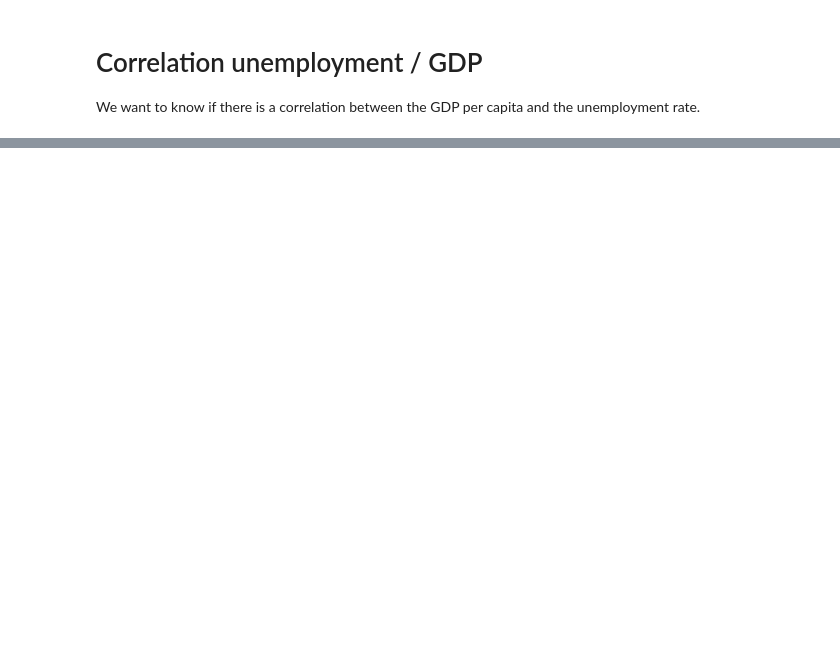
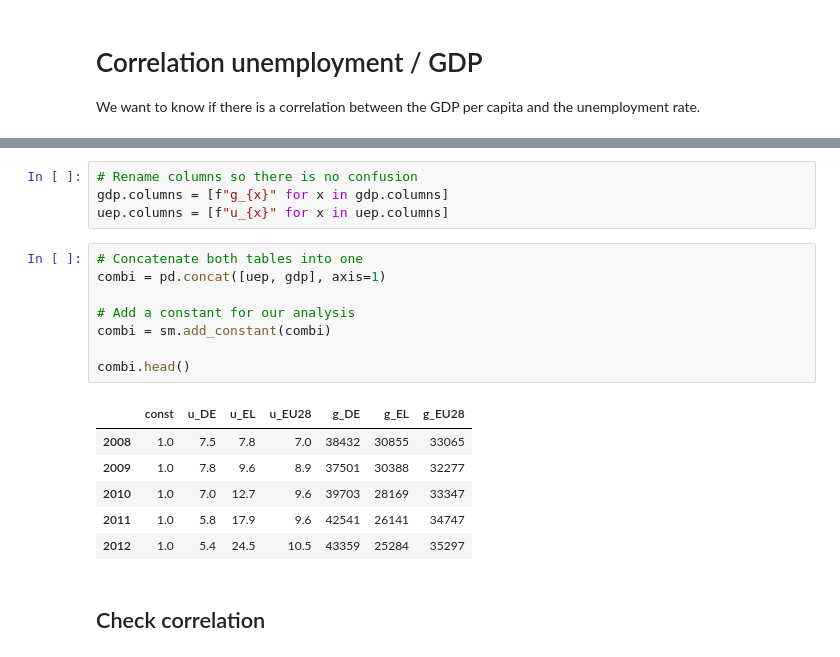
Before and after one commit to Malonk/unemployment_stats, a Jupyter notebook: notebooks/Check correlation with GDP.ipynb, the cells around one changed output, grey strips where cells are left out. Drawn from its saved outputs; the diff is of its cells as text; blank space fills up the shorter version.

```diff
--- a/notebooks/Check correlation with GDP.ipynb
+++ b/notebooks/Check correlation with GDP.ipynb
@@ -37,0 +47,21 @@ uep.head()
+# %%
+# Rename columns so there is no confusion
+gdp.columns = [f"g_{x}" for x in gdp.columns]
+uep.columns = [f"u_{x}" for x in uep.columns]
+# %%
+# Concatenate both tables into one
+combi = pd.concat([uep, gdp], axis=1)
+
+# Add a constant for our analysis
+combi = sm.add_constant(combi)
+
+combi.head()
+# %% [output]
+|  | const | u_DE | u_EL | u_EU28 | g_DE | g_EL | g_EU28 |
+| 2008 | 1.0 | 7.5 | 7.8 | 7.0 | 38432 | 30855 | 33065 |
+| 2009 | 1.0 | 7.8 | 9.6 | 8.9 | 37501 | 30388 | 32277 |
+| 2010 | 1.0 | 7.0 | 12.7 | 9.6 | 39703 | 28169 | 33347 |
+| 2011 | 1.0 | 5.8 | 17.9 | 9.6 | 42541 | 26141 | 34747 |
+| 2012 | 1.0 | 5.4 | 24.5 | 10.5 | 43359 | 25284 | 35297 |
+# %% [markdown]
+## Check correlation
```
Also changed, not shown: parts of 7 cells of this notebook, 5 other files.
